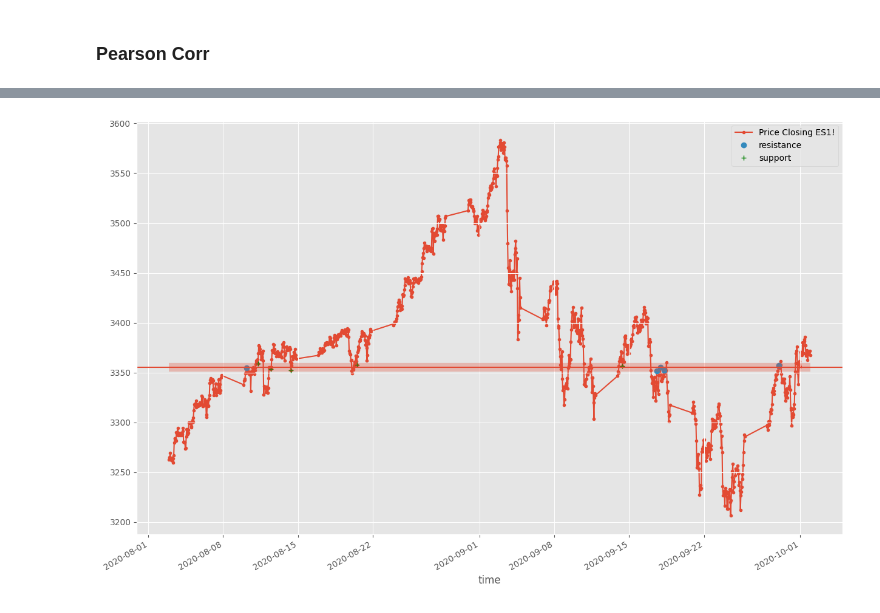
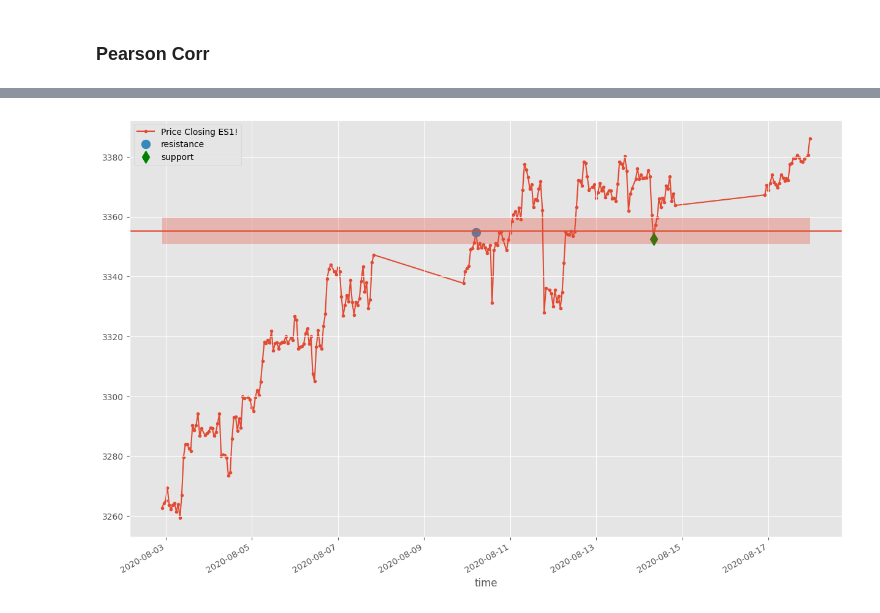
Before and after one commit to carnotaur/harmonic_analysis, a Jupyter notebook: SP_futures.ipynb, the cells around one changed output, grey strips where cells are left out. Cells and saved outputs as stored; diff of their text form; code cells hidden in the pictures.

```diff
--- a/SP_futures.ipynb
+++ b/SP_futures.ipynb
@@ -183,7 +181,7 @@ harmonics = pd.DataFrame(index=mid_diapazon_table.columns, columns=list(range(-6
 n_harmonics = harmonics.shape[1]
 for week in mid_diapazon_table.columns:
     for harmonic in harmonics.columns:
-        harmonics.loc[week, harmonic] = -harmonic * diapazon[week] + window_high[week]
+        harmonics.loc[week, harmonic] = -harmonic * diapazon_ser[week] + window_high[week]
 harmonics = harmonics.astype(float)
 harmonics
 # %% [output]
@@ -1265,6 +1198,8 @@ diapazon_week = '2020-7'
 predefined_level = harmonics.loc[diapazon_week, 1]
 harmonic_window = diapazon_ser[diapazon_week]
 percentage_threshold = 0.25
+MIN_PERC_DECREASE = 0.15
+print(harmonic_window * MIN_PERC_DECREASE)
 
 shift_grey_zone = 3
 WINDOW = 3
@@ -1272,18 +1207,38 @@ WINDOW = 3
 local_dip_condition = True
 for window in range(1, WINDOW+1):
     local_dip_condition = (
-        local_dip_condition & (prices <= prices.shift(window)) & (prices <= prices.shift(-window))
+        local_dip_condition
+        & (prices <= prices.shift(window))
+        & (prices <= prices.shift(-window))
     )
+local_dip_condition = (
+    local_dip_condition
+    & (prices <= (prices.shift(WINDOW+1) - harmonic_window * MIN_PERC_DECREASE))
+    & (prices <= (prices.shift(-WINDOW-1) - harmonic_window * MIN_PERC_DECREASE))
+)
+
+
 local_peak_condition = True
 for window in range(1, WINDOW+1):
     local_peak_condition = (
-        local_peak_condition & (prices >= prices.shift(window)) & (prices >= prices.shift(-window))
+        local_peak_condition
+        & (prices >= prices.shift(window))
+        & (prices >= prices.shift(-window))
     )
+
+local_peak_condition = (
+    local_peak_condition
+    & (prices >= (prices.shift(WINDOW+1) + harmonic_window * MIN_PERC_DECREASE))
+    & (prices >= (prices.shift(-WINDOW-1) + harmonic_window * MIN_PERC_DECREASE))
+)
 
 # check price levels
 upper_bound = predefined_level + harmonic_window * percentage_threshold
 lower_bound = predefined_level - harmonic_window * percentage_threshold
-past_not_grey = (prices.shift(shift_grey_zone) >= upper_bound) | (prices.shift(shift_grey_zone) <= lower_bound)
+past_not_grey = (
+    (prices.shift(shift_grey_zone) >= upper_bound)
+    | (prices.shift(shift_grey_zone) <= lower_bound)
+)
 future_not_grey = (prices.shift(-shift_grey_zone) >= upper_bound) | (prices.shift(-shift_grey_zone) <= lower_bound)
 # future_not_grey = (prices.shift(-shift_grey_zone) <= lower_bound)
 local_not_in_grey_zone_condition = past_not_grey | future_not_grey
@@ -1311,16 +1265,16 @@ time
 Name: close, dtype: float64
 # %%
 min_date = '2020-08-01'
-max_date = '2020-10-01'
+max_date = '2020-08-17'
 prices[min_date:max_date].plot(figsize=(15, 10), zorder=0, marker='o', markersize=3, label='Price Closing ES1!')
-resistance_levels[min_date:max_date].plot(marker='o', linestyle='', zorder=1, label='resistance')
-support_levels[min_date:max_date].plot(marker='+', linestyle='', zorder=1, color='green', label='support')
+resistance_levels[min_date:max_date].plot(marker='o', linestyle='', markersize=10, zorder=1, label='resistance')
+support_levels[min_date:max_date].plot(marker='d', linestyle='', markersize=10, zorder=1, color='green', label='support')
 plt.fill_between(prices[min_date:max_date].index,
                  upper_bound,
                  lower_bound,
                  alpha=0.3)
 plt.axhline(predefined_level)
 plt.legend();
 # %% [output]
-[figure, old version]
+[figure, new version]
 # %%
```
Also changed, not shown: parts of 111 cells of this notebook.
